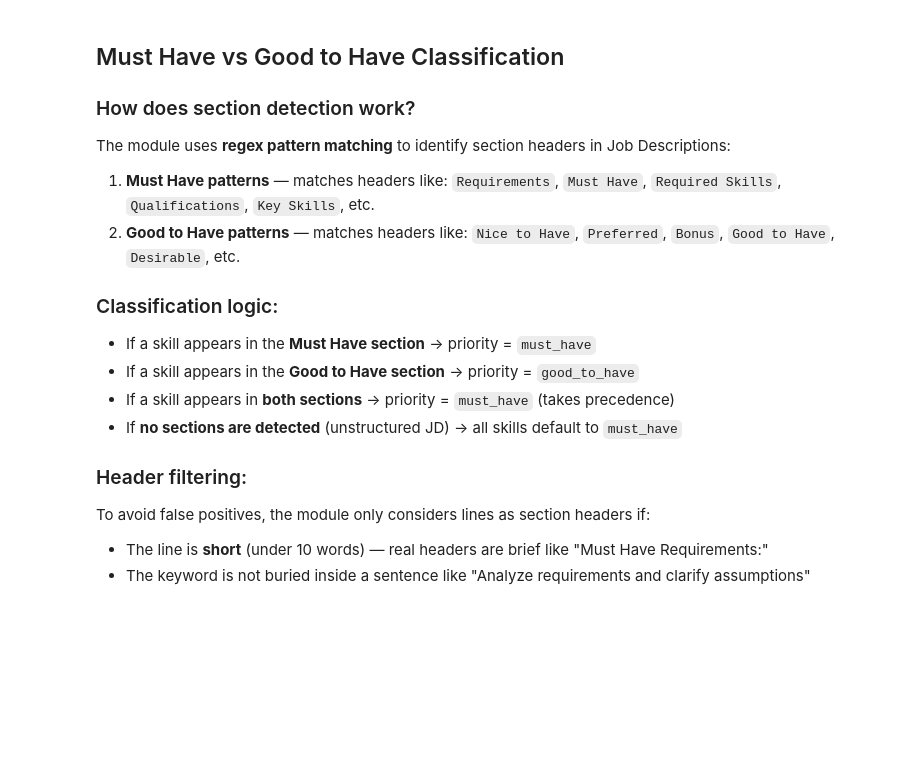
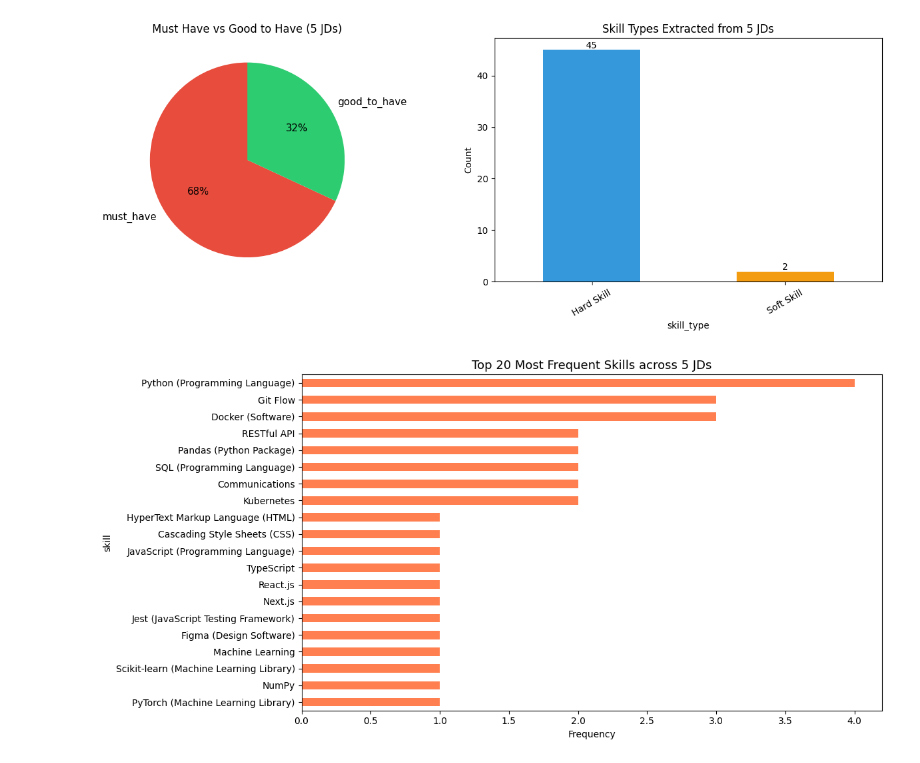
Before and after one commit to ddodu01/ai-interviewer-assistant, a Jupyter notebook: notebooks/02_skill_extraction.ipynb, the cells around one changed output. Cells and saved outputs as stored; diff of their text form; code cells hidden in the pictures; blank space fills up the shorter version.

```diff
--- a/notebooks/02_skill_extraction.ipynb
+++ b/notebooks/02_skill_extraction.ipynb
@@ -188,20 +152,51 @@ Open to junior, mid or senior candidates depending on the final profile and proj
-# %% [markdown]
-## Must Have vs Good to Have Classification
-
-### How does section detection work?
-
-The module uses **regex pattern matching** to identify section headers in Job Descriptions:
-
-1. **Must Have patterns** — matches headers like: `Requirements`, `Must Have`, `Required Skills`, `Qualifications`, `Key Skills`, etc.
-2. **Good to Have patterns** — matches headers like: `Nice to Have`, `Preferred`, `Bonus`, `Good to Have`, `Desirable`, etc.
-
-### Classification logic:
-- If a skill appears in the **Must Have section** → priority = `must_have`
-- If a skill appears in the **Good to Have section** → priority = `good_to_have`
-- If a skill appears in **both sections** → priority = `must_have` (takes precedence)
-- If **no sections are detected** (unstructured JD) → all skills default to `must_have`
-
-### Header filtering:
-To avoid false positives, the module only considers lines as section headers if:
-- The line is **short** (under 10 words) — real headers are brief like "Must Have Requirements:"
-- The keyword is not buried inside a sentence like "Analyze requirements and clarify assumptions"
+# %%
+# Must Have vs Good to Have distribution across all 5 JDs
+all_skills_flat = []
+for filename, skills in all_results.items():
+    job_title = filename.replace('_01.txt', '').replace('_', ' ').title()
+    for s in skills:
+        s_copy = s.copy()
+        s_copy['jd'] = job_title
+        all_skills_flat.append(s_copy)
+
+all_df = pd.DataFrame(all_skills_flat)
+
+fig, axes = plt.subplots(1, 2, figsize=(13, 5))
+
+# Pie chart: Must Have vs Good to Have
+priority_counts = all_df['priority'].value_counts()
+axes[0].pie(priority_counts.values, labels=priority_counts.index,
+            autopct='%1.0f%%', colors=['#e74c3c', '#2ecc71'],
+            startangle=90, textprops={'fontsize': 11})
+axes[0].set_title('Must Have vs Good to Have (5 JDs)', fontsize=12)
+
+# Bar chart: skill_type distribution
+type_counts = all_df['skill_type'].value_counts()
+colors = ['#3498db', '#f39c12', '#9b59b6']
+type_counts.plot(kind='bar', ax=axes[1], color=colors[:len(type_counts)])
+axes[1].set_title('Skill Types Extracted from 5 JDs', fontsize=12)
+axes[1].set_ylabel('Count')
+axes[1].tick_params(axis='x', rotation=30)
+
+for bar in axes[1].patches:
+    axes[1].text(bar.get_x() + bar.get_width()/2., bar.get_height() + 0.3,
+                 str(int(bar.get_height())), ha='center', fontsize=10)
+
+plt.tight_layout()
+plt.savefig(os.path.join('..', 'data', 'skill_extraction_charts.png'), dpi=150)
+plt.show()
+# %% [output]
+[figure, added]
+# %%
+# Top 20 most frequent skills across all 5 JDs
+top_skills = all_df['skill'].value_counts().head(20)
+
+fig, ax = plt.subplots(figsize=(12, 6))
+top_skills[::-1].plot(kind='barh', ax=ax, color='coral')
+ax.set_title('Top 20 Most Frequent Skills across 5 JDs', fontsize=13)
+ax.set_xlabel('Frequency')
+plt.tight_layout()
+plt.savefig(os.path.join('..', 'data', 'top20_skills.png'), dpi=150)
+plt.show()
+# %% [output]
+[figure, added]
```
Also changed, not shown: parts of 15 cells of this notebook, 6 other files.
